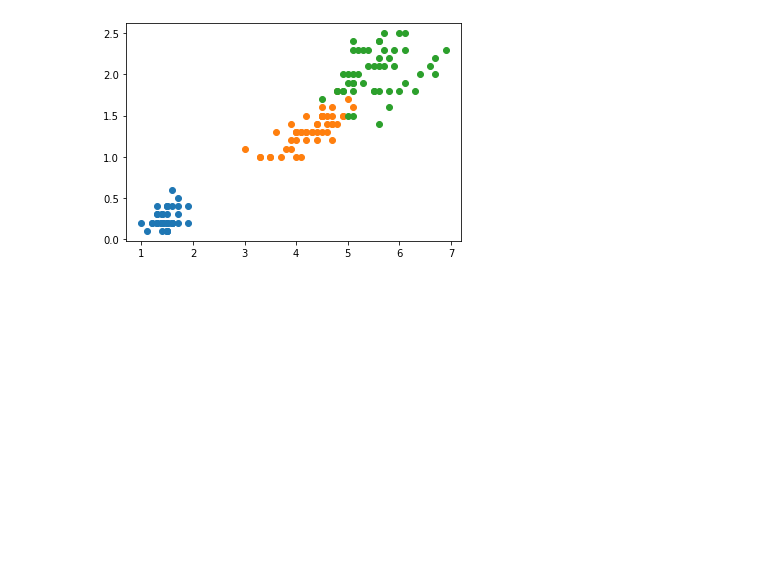
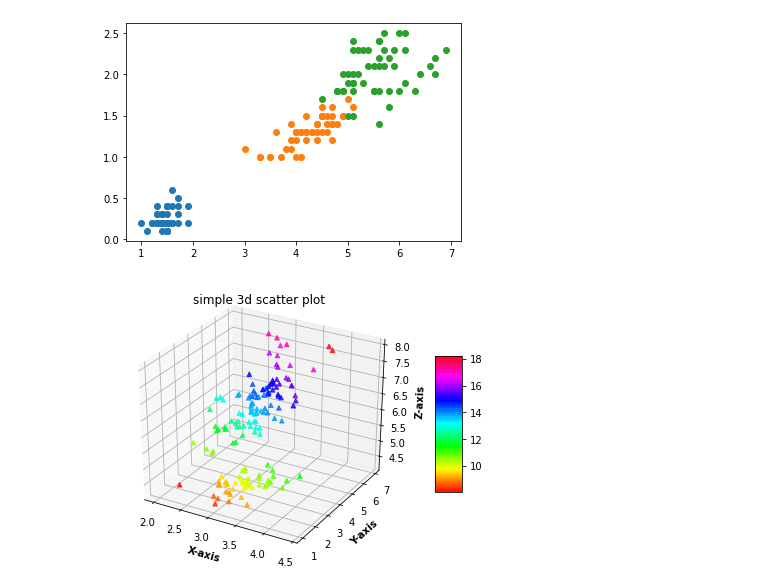
Before and after one commit to riya-29/DataAnalytics, a Jupyter notebook: IrisDataset.ipynb, the cells around one changed output. Drawn from its saved outputs; the diff is of its cells as text; code cells hidden in the pictures; blank space fills up the shorter version.

```diff
--- a/IrisDataset.ipynb
+++ b/IrisDataset.ipynb
@@ -110,3 +121,27 @@ Iris-setosa
 Iris-versicolor
 Iris-virginica
 [figure]
+# %%
+#from mpl_toolkits import mplot3d
+#import numpy as np
+#import matplotlib.pyplot as plt
+
+z = df["sepal_length"]
+x = df["sepal_width"]
+y = df["petal_length"]
+
+fig = plt.figure(figsize=(7,5))
+ax = plt.axes(projection="3d")
+ax.grid(b=True,color='grey',linestyle='-,',linewidth=0.3,alpha=0.2)
+
+my_cmap = plt.get_cmap('hsv')
+
+sctt = ax.scatter3D(x,y,z,alpha = 0.8, c=(x+y+z),cmap = my_cmap,marker='^')
+plt.title("simple 3d scatter plot")
+ax.set_xlabel('X-axis',fontweight='bold')
+ax.set_ylabel('Y-axis',fontweight='bold')
+ax.set_zlabel('Z-axis',fontweight='bold')
+fig.colorbar(sctt,ax = ax, shrink = 0.5, aspect = 5)
+plt.show()
+# %% [output]
+[figure, added]
```
Also changed, not shown: parts of 3 cells of this notebook.
